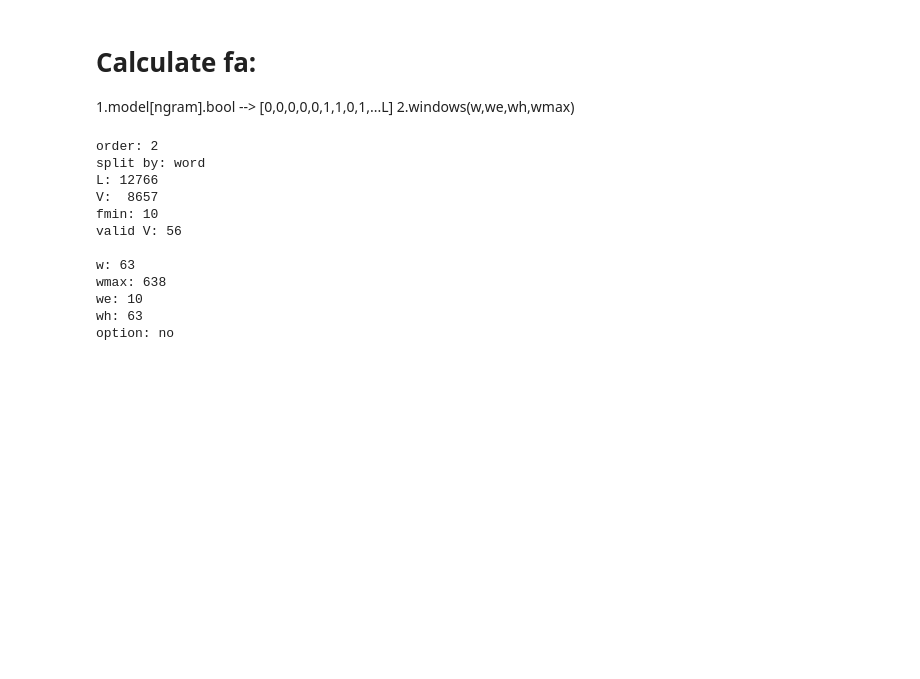
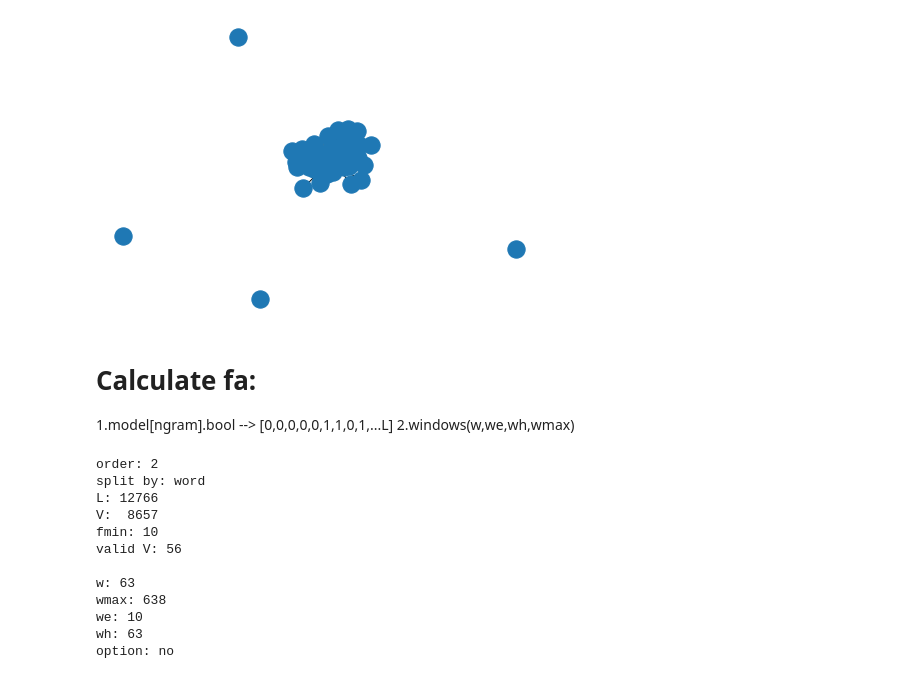
Before and after one commit to awerne22/NLP, a Jupyter notebook: markov+fa.ipynb, the cells around one changed output. Drawn from its saved outputs; the diff is of its cells as text; code cells hidden in the pictures; blank space fills up the shorter version.

Commit message:
add markov chain graph

```diff
--- a/markov+fa.ipynb
+++ b/markov+fa.ipynb
@@ -38,6 +41,3 @@ def remove_punctuation(data):
 data=remove_punctuation(file)
 
 #print(data.split())
-for i in file:
-    print(i)
-    input()
@@ -165,0 +134,89 @@ chain time: 0.28823184967041016
+# %%
+import networkx as nx
+import plotly.graph_objects as go
+
+g=nx.MultiGraph()
+temp={}
+for ngram in df['ngram']:
+    g.add_node(ngram)
+    temp[ngram[0]]=ngram
+#print(temp.keys())
+for node in g.nodes():
+    for i in model[node]:
+        if i in temp:
+            g.add_edge(node,temp[i],weight=model[node][i])
+
+
+nx.draw(g)
+pos=nx.spring_layout(g)
+
+edge_x = []
+edge_y = []
+for edge in g.edges():
+    x0,y0=pos[edge[0]]
+    x1,y1=pos[edge[1]]
+    edge_x.append(x0)
+    edge_x.append(x1)
+    edge_x.append(None)
+    edge_y.append(y0)
+    edge_y.append(y1)
+    edge_y.append(None)
+edge_trace = go.Scatter(
+    x=edge_x, y=edge_y,
+    line=dict(width=0.5, color='#888'),
+    hoverinfo='none',
+    mode='lines')
+
+node_x = []
+node_y = []
+for node in g.nodes():
+    x,y=pos[node]
+    node_x.append(x)
+    node_y.append(y)
+node_trace = go.Scatter(
+    x=node_x, y=node_y,
+    mode='markers',
+    hoverinfo='text',
+    marker=dict(
+        showscale=True,
+        # colorscale options
+        #'Greys' | 'YlGnBu' | 'Greens' | 'YlOrRd' | 'Bluered' | 'RdBu' |
+        #'Reds' | 'Blues' | 'Picnic' | 'Rainbow' | 'Portland' | 'Jet' |
+        #'Hot' | 'Blackbody' | 'Earth' | 'Electric' | 'Viridis' |
+        colorscale='YlGnBu',
+        reversescale=True,
+        color=[],
+        size=10,
+        colorbar=dict(
+            thickness=15,
+            title='Node Connections',
+            xanchor='left',
+            titleside='right'
+        ),
+        line_width=2))
+node_adjacencies = []
+node_text = []
+
+for node, adjacencies in enumerate(g.adjacency()):
+    node_adjacencies.append(len(adjacencies[1]))
+    node_text.append(" ".join(adjacencies[0])+'<br>connections: '+str(len(adjacencies[1])))
+
+node_trace.marker.color = node_adjacencies
+node_trace.text = node_text
+fig = go.Figure(data=[edge_trace, node_trace],
+             layout=go.Layout(
+
+                titlefont_size=16,
+                showlegend=False,
+                hovermode='closest',
+                margin=dict(b=20,l=5,r=5,t=40),
+                annotations=[ dict(
+
+                    showarrow=False,
+                    xref="paper", yref="paper",
+                    x=0.005, y=-0.002 ) ],
+                xaxis=dict(showgrid=False, zeroline=False, showticklabels=False),
+                yaxis=dict(showgrid=False, zeroline=False, showticklabels=False))
+                )
+fig.show()
+# %% [output]
@@ -166,3 +224,4 @@ chain time: 0.28823184967041016
+[figure, added]
 # %% [markdown]
 # Calculate fa:
 1.model[ngram].bool --> [0,0,0,0,0,1,1,0,1,...L]
```
Also changed, not shown: parts of 5 cells of this notebook, 1 other file.
